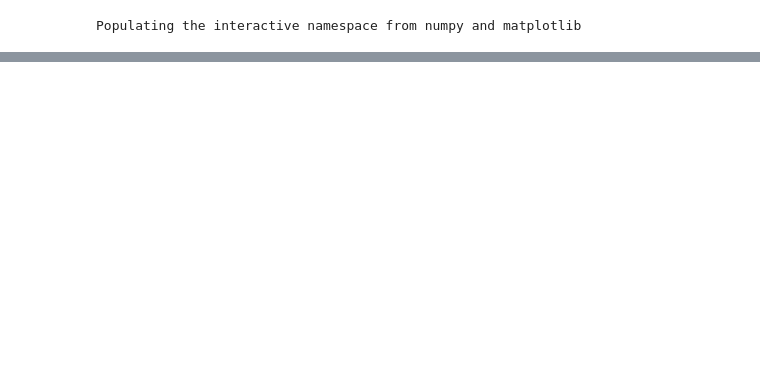
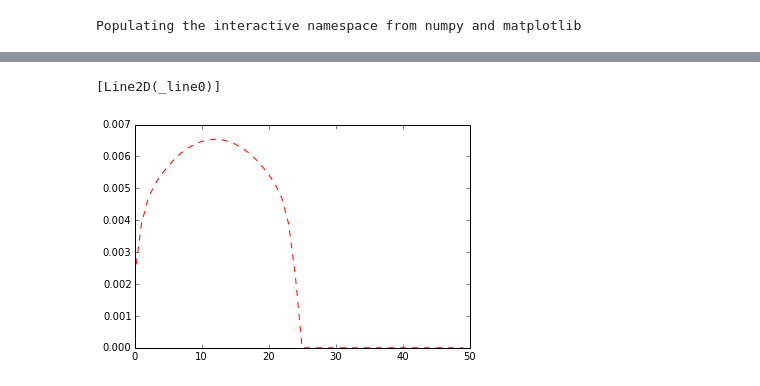
Before and after one commit to AttilaForgacs/ring, a Jupyter notebook: get_volumizer.ipynb, the cells around one changed output, grey strips where cells are left out. Cells and saved outputs as stored; diff of their text form; code cells hidden in the pictures; blank space fills up the shorter version.

```diff
--- a/get_volumizer.ipynb
+++ b/get_volumizer.ipynb
@@ -103,0 +145,5 @@ Wall time: 16.2 s
+# %%
+plot([ abs(round(float(x[2]),10)) for x in slices ],'r--')
+# %% [output]
+[Line2D(_line0)]
+[figure, added]
```
Also changed, not shown: parts of 7 cells of this notebook, 3 other files.
